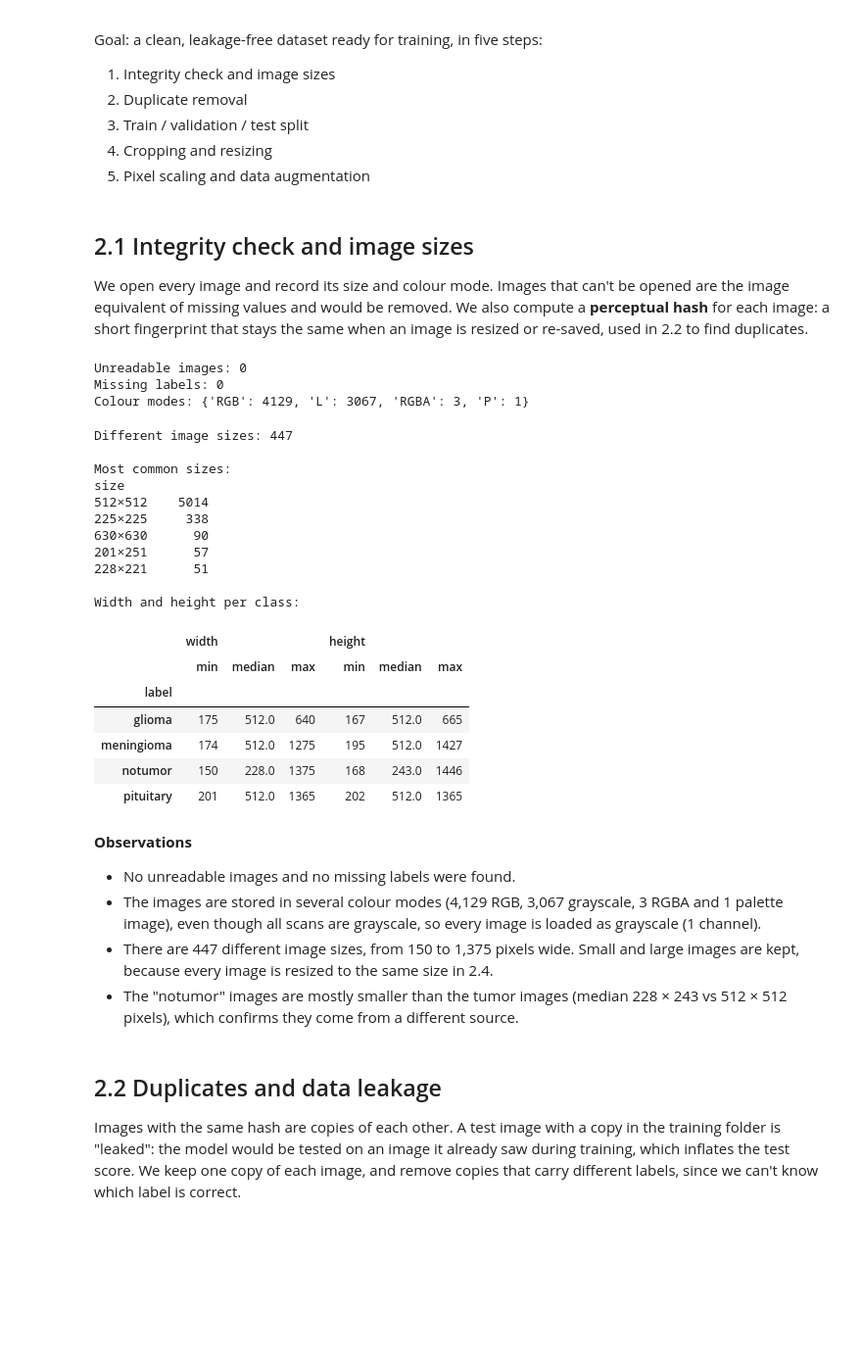
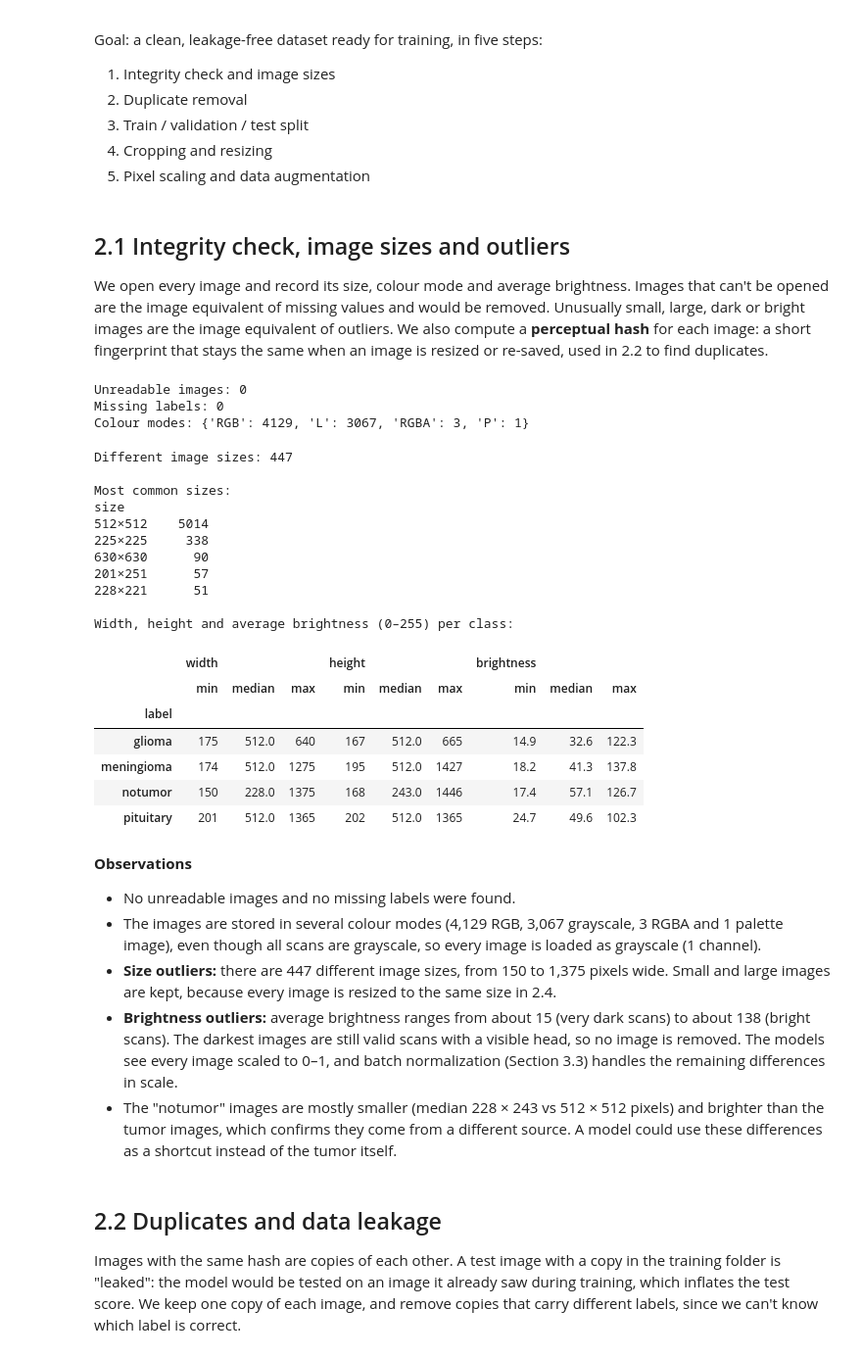
Before and after one commit to karam294/brain-tumor-mri-classification, a Jupyter notebook: notebooks/main.ipynb, the cells around one changed output. Shown at 98% size. Drawn from its saved outputs; the diff is of its cells as text; code cells hidden in the pictures; blank space fills up the shorter version.

```diff
--- a/notebooks/main.ipynb
+++ b/notebooks/main.ipynb
@@ -203,20 +208,20 @@ Goal: a clean, leakage-free dataset ready for training, in five steps:
 4. Cropping and resizing
 5. Pixel scaling and data augmentation
 # %% [markdown]
-## 2.1 Integrity check and image sizes
-We open every image and record its size and colour mode. Images that can't be opened are the image equivalent of missing values and would be removed. We also compute a **perceptual hash** for each image: a short fingerprint that stays the same when an image is resized or re-saved, used in 2.2 to find duplicates.
+## 2.1 Integrity check, image sizes and outliers
+We open every image and record its size, colour mode and average brightness. Images that can't be opened are the image equivalent of missing values and would be removed. Unusually small, large, dark or bright images are the image equivalent of outliers. We also compute a **perceptual hash** for each image: a short fingerprint that stays the same when an image is resized or re-saved, used in 2.2 to find duplicates.
 # %%
 from PIL import Image
 
 def inspect_image(path):
-    """Return the image's size, colour mode and perceptual hash (or readable=False if it can't be opened)."""
+    """Return the image's size, colour mode, average brightness and perceptual hash (or readable=False if it can't be opened)."""
     try:
         with Image.open(path) as img:
             img.load()
-            return {"readable": True, "width": img.width, "height": img.height,
-                    "mode": img.mode, "phash": str(imagehash.phash(img))}
+            return {"readable": True, "width": img.width, "height": img.height, "mode": img.mode,
+                    "brightness": np.asarray(img.convert("L")).mean(), "phash": str(imagehash.phash(img))}
     except Exception:
-        return {"readable": False, "width": None, "height": None, "mode": None, "phash": None}
+        return {"readable": False, "width": None, "height": None, "mode": None, "brightness": None, "phash": None}
 
 info = pd.DataFrame([inspect_image(p) for p in df["path"]])
 df = pd.concat([df[["path", "label", "original_split"]], info], axis=1)
@@ -234,35 +239,36 @@ Colour modes: {'RGB': 4129, 'L': 3067, 'RGBA': 3, 'P': 1}
 # %%
 df["size"] = df["width"].astype(str) + "×" + df["height"].astype(str)
 print("Different image sizes:", df["size"].nunique())
 print("\nMost common sizes:")
 print(df["size"].value_counts().head(5).to_string())
-print("\nWidth and height per class:")
-df.groupby("label")[["width", "height"]].agg(["min", "median", "max"])
+print("\nWidth, height and average brightness (0–255) per class:")
+df.groupby("label")[["width", "height", "brightness"]].agg(["min", "median", "max"]).round(1)
 # %% [output]
 Different image sizes: 447
 
 Most common sizes:
 size
 512×512    5014
 225×225     338
 630×630      90
 201×251      57
 228×221      51
 
-Width and height per class:
+Width, height and average brightness (0–255) per class:
-|  | width |  |  | height |  |  |
-|  | min | median | max | min | median | max |
-| label |  |  |  |  |  |  |
-| glioma | 175 | 512.0 | 640 | 167 | 512.0 | 665 |
-| meningioma | 174 | 512.0 | 1275 | 195 | 512.0 | 1427 |
-| notumor | 150 | 228.0 | 1375 | 168 | 243.0 | 1446 |
-| pituitary | 201 | 512.0 | 1365 | 202 | 512.0 | 1365 |
+|  | width |  |  | height |  |  | brightness |  |  |
+|  | min | median | max | min | median | max | min | median | max |
+| label |  |  |  |  |  |  |  |  |  |
+| glioma | 175 | 512.0 | 640 | 167 | 512.0 | 665 | 14.9 | 32.6 | 122.3 |
+| meningioma | 174 | 512.0 | 1275 | 195 | 512.0 | 1427 | 18.2 | 41.3 | 137.8 |
+| notumor | 150 | 228.0 | 1375 | 168 | 243.0 | 1446 | 17.4 | 57.1 | 126.7 |
+| pituitary | 201 | 512.0 | 1365 | 202 | 512.0 | 1365 | 24.7 | 49.6 | 102.3 |
 # %% [markdown]
 **Observations**
 - No unreadable images and no missing labels were found.
 - The images are stored in several colour modes (4,129 RGB, 3,067 grayscale, 3 RGBA and 1 palette image), even though all scans are grayscale, so every image is loaded as grayscale (1 channel).
-- There are 447 different image sizes, from 150 to 1,375 pixels wide. Small and large images are kept, because every image is resized to the same size in 2.4.
-- The "notumor" images are mostly smaller than the tumor images (median 228 × 243 vs 512 × 512 pixels), which confirms they come from a different source.
+- **Size outliers:** there are 447 different image sizes, from 150 to 1,375 pixels wide. Small and large images are kept, because every image is resized to the same size in 2.4.
+- **Brightness outliers:** average brightness ranges from about 15 (very dark scans) to about 138 (bright scans). The darkest images are still valid scans with a visible head, so no image is removed. The models see every image scaled to 0–1, and batch normalization (Section 3.3) handles the remaining differences in scale.
+- The "notumor" images are mostly smaller (median 228 × 243 vs 512 × 512 pixels) and brighter than the tumor images, which confirms they come from a different source. A model could use these differences as a shortcut instead of the tumor itself.
 # %% [markdown]
 ## 2.2 Duplicates and data leakage
 Images with the same hash are copies of each other. A test image with a copy in the training folder is "leaked": the model would be tested on an image it already saw during training, which inflates the test score. We keep one copy of each image, and remove copies that carry different labels, since we can't know which label is correct.
```
Also changed, not shown: parts of 65 cells of this notebook, 3 other files.
